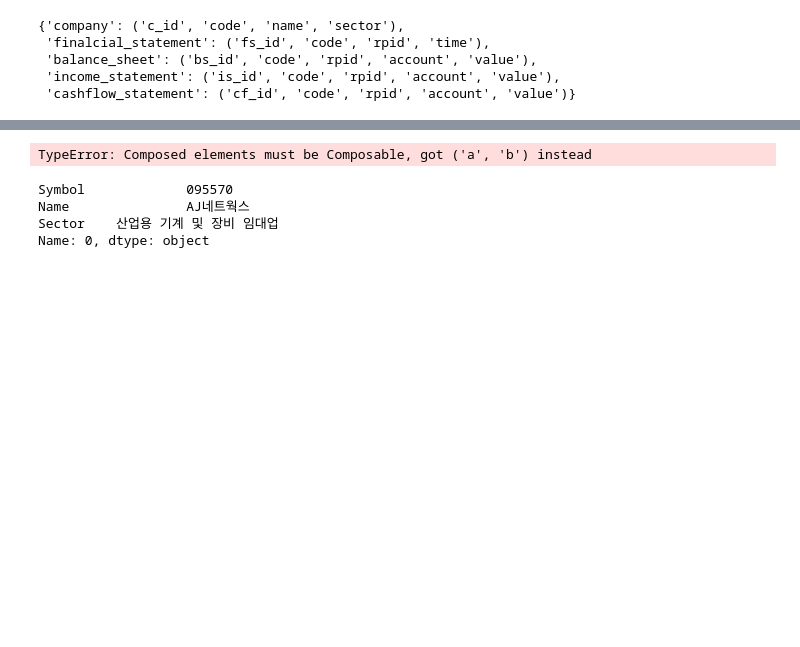
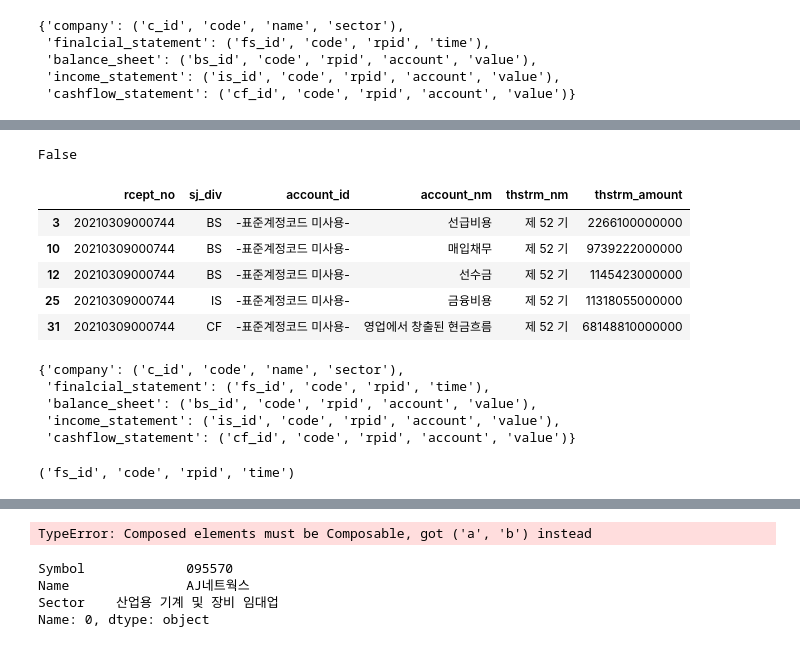
Before and after one commit to simonjisu/FSQA, a Jupyter notebook: Notebooks/01_SQLDatabase.ipynb, the cells around one changed output, grey strips where cells are left out. Drawn from its saved outputs; the diff is of its cells as text; code cells hidden in the pictures; blank space fills up the shorter version.

```diff
--- a/Notebooks/01_SQLDatabase.ipynb
+++ b/Notebooks/01_SQLDatabase.ipynb
@@ -194,0 +217,2 @@ with psycopg.connect(
+# %%
+df = dart.finstate_all(corp, bsns_year, reprt_code='11011', fs_div='CFS')
@@ -194,0 +222,55 @@ with psycopg.connect(
+# %%
+comprehensive = True if df['sj_div'].isin(['IS']).sum() == 0 else False
+comprehensive
+# %% [output]
+False
+# %%
+cols = ['rcept_no', 'sj_div', 'sj_nm', 'account_id', 'account_nm', 'thstrm_nm','thstrm_amount']
+
+# sj_divs = ['BS', 'IS', 'CF']
+
+# change some names
+def change_account_values(x):
+    if x == "수익(매출액)":
+        return '매출액'
+    else:
+        return x.replace("이익(손실)", "손익")
+
+def get_accounts(comprehensive=False):
+    if comprehensive:
+        accounts = [
+            ('BS', '유동자산'),('BS', '현금및현금성자산'),('BS', '매출채권'),('BS', '선급비용'),('BS', '재고자산'),('BS', '비유동자산'),('BS', '유형자산'),('BS', '무형자산'),('BS', '자산총계'),('BS', '유동부채'),('BS', '매입채무'),
+            ('BS', '단기차입금'),('BS', '선수금'),('BS', '비유동부채'),('BS', '사채'),('BS', '장기차입금'),('BS', '부채총계'),('BS', '자본총계'),('BS', '부채와자본총계'),('CIS', '수익(매출액)'),('CIS', '매출원가'),('CIS', '매출총이익'),
+            ('CIS', '판매비와관리비'),('CIS', '영업이익'),('CIS', '금융수익'),('CIS', '금융비용'),('CIS', '법인세비용차감전순이익(손실)'),('CIS', '법인세비용'),('CIS', '계속영업이익(손실)'),('CIS', '당기순이익(손실)'),('CF', '영업활동 현금흐름'),
+            ('CF', '영업에서 창출된 현금흐름'),('CF', '투자활동 현금흐름'),('CF', '재무활동 현금흐름'),('CF', '외화환산으로 인한 현금의 변동'),('CF', '현금및현금성자산의 순증감'),('CF', '기초의 현금및현금성자산'),('CF', '기말의 현금및현금성자산')
+        ]
+    else:
+        accounts = [
+            ('BS', '유동자산'),('BS', '현금및현금성자산'),('BS', '매출채권'),('BS', '선급비용'),('BS', '재고자산'),('BS', '비유동자산'),('BS', '유형자산'),('BS', '무형자산'),('BS', '자산총계'),('BS', '유동부채'),('BS', '매입채무'),
+            ('BS', '단기차입금'),('BS', '선수금'),('BS', '비유동부채'),('BS', '사채'),('BS', '장기차입금'),('BS', '부채총계'),('BS', '자본총계'),('BS', '부채와자본총계'),('IS', '수익(매출액)'),('IS', '매출원가'),('IS', '매출총이익'),
+            ('IS', '판매비와관리비'),('IS', '영업이익'),('IS', '금융수익'),('IS', '금융비용'),('IS', '법인세비용차감전순이익(손실)'),('IS', '법인세비용'),('IS', '계속영업이익(손실)'),('IS', '당기순이익(손실)'),('CF', '영업활동 현금흐름'),
+            ('CF', '영업에서 창출된 현금흐름'),('CF', '투자활동 현금흐름'),('CF', '재무활동 현금흐름'),('CF', '외화환산으로 인한 현금의 변동'),('CF', '현금및현금성자산의 순증감'),('CF', '기초의 현금및현금성자산'),('CF', '기말의 현금및현금성자산')
+        ]
+    return accounts
+
+def process_accounts(df, cols, comprehensive=False):
+    accounts = get_accounts(comprehensive=comprehensive)
+    idx = [i for i, x in df.loc[:, ['sj_div', 'account_nm']].iterrows() if tuple(x.values) in accounts]
+    df = df.loc[idx, cols].reset_index(drop=True)
+    df['account_nm'] = df.loc[:, 'account_nm'].apply(change_account_values)
+    return df
+# %%
+cols = ['rcept_no', 'sj_div', 'account_id', 'account_nm','thstrm_amount']
+
+accounts = get_accounts(comprehensive=False)
+idx = [i for i, x in df.loc[:, ['sj_div', 'account_nm']].iterrows() if tuple(x.values) in accounts]
+df_temp = df.loc[idx, cols].reset_index(drop=True)
+# %%
+df_temp.loc[df_temp['account_id'] == '-표준계정코드 미사용-', :]
+# %% [output]
+|  | rcept_no | sj_div | account_id | account_nm | thstrm_nm | thstrm_amount |
+| 3 | 20210309000744 | BS | -표준계정코드 미사용- | 선급비용 | 제 52 기 | 2266100000000 |
+| 10 | 20210309000744 | BS | -표준계정코드 미사용- | 매입채무 | 제 52 기 | 9739222000000 |
+| 12 | 20210309000744 | BS | -표준계정코드 미사용- | 선수금 | 제 52 기 | 1145423000000 |
+| 25 | 20210309000744 | IS | -표준계정코드 미사용- | 금융비용 | 제 52 기 | 11318055000000 |
+| 31 | 20210309000744 | CF | -표준계정코드 미사용- | 영업에서 창출된 현금흐름 | 제 52 기 | 68148810000000 |
@@ -194,0 +317,12 @@ with psycopg.connect(
+# %%
+tables
+# %% [output]
+{'company': ('c_id', 'code', 'name', 'sector'),
+ 'finalcial_statement': ('fs_id', 'code', 'rpid', 'time'),
+ 'balance_sheet': ('bs_id', 'code', 'rpid', 'account', 'value'),
+ 'income_statement': ('is_id', 'code', 'rpid', 'account', 'value'),
+ 'cashflow_statement': ('cf_id', 'code', 'rpid', 'account', 'value')}
+# %%
+tables['finalcial_statement']
+# %% [output]
+('fs_id', 'code', 'rpid', 'time')
```
Also changed, not shown: parts of 13 cells of this notebook, 3 other files.
